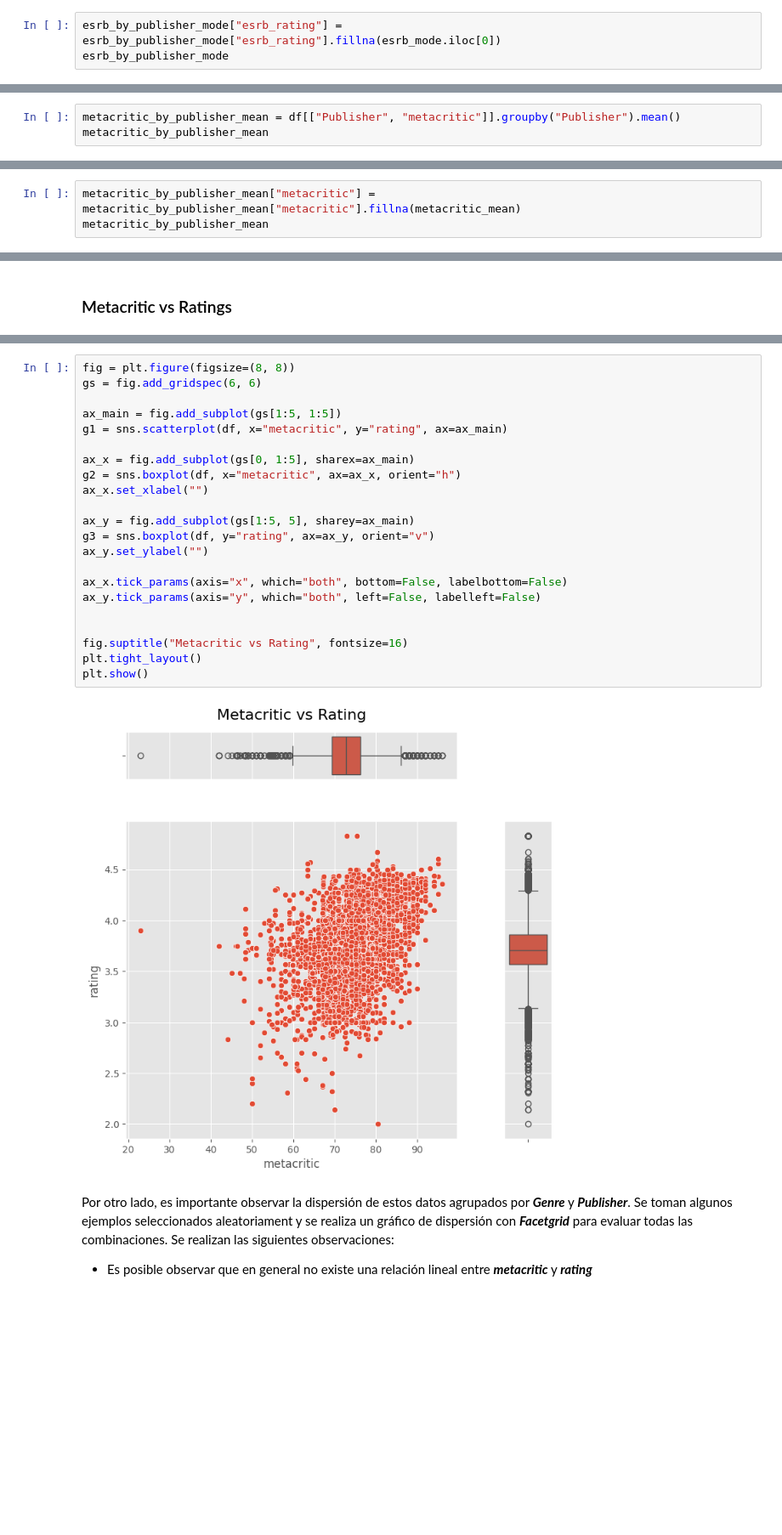
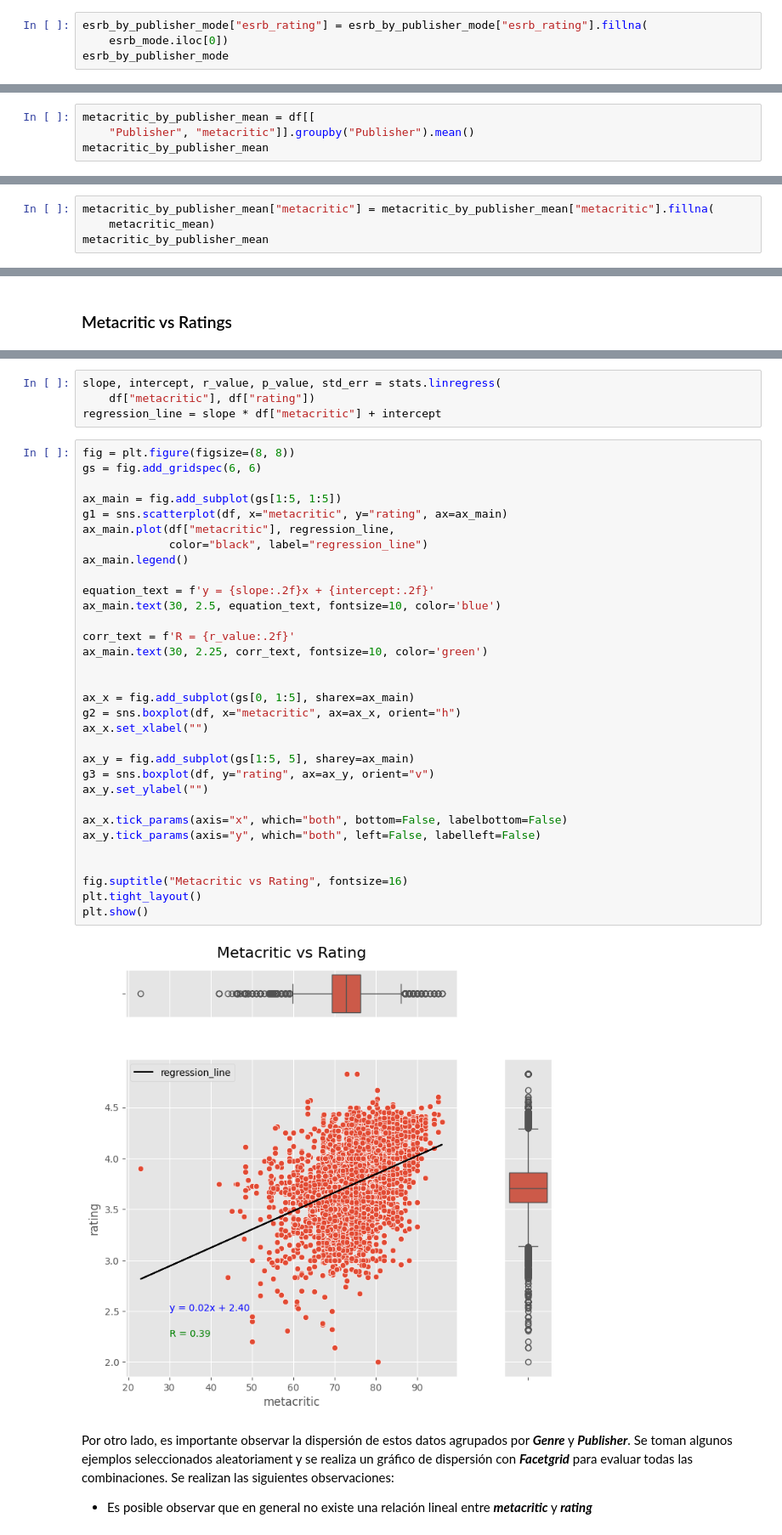
Before and after one commit to EduGatoX/datascience02, a Jupyter notebook: Eduardo_Nunez_Analisis_Datos.ipynb, the cells around one changed output, grey strips where cells are left out. Shown at 85% size. Cells and saved outputs as stored; diff of their text form; blank space fills up the shorter version.

```diff
--- a/Eduardo_Nunez_Analisis_Datos.ipynb
+++ b/Eduardo_Nunez_Analisis_Datos.ipynb
@@ -458,7 +490,8 @@ Name: esrb_rating, dtype: object
 # %% [markdown]
 Se reemplazan los valores nulos de las modas por la moda global.
 # %%
-esrb_by_publisher_mode["esrb_rating"] = esrb_by_publisher_mode["esrb_rating"].fillna(esrb_mode.iloc[0])
+esrb_by_publisher_mode["esrb_rating"] = esrb_by_publisher_mode["esrb_rating"].fillna(
+    esrb_mode.iloc[0])
 esrb_by_publisher_mode
 # %% [output]
 |  | esrb_rating |
@@ -524,7 +557,8 @@ En esta columna, que corresponde a la calificación agregada de la critica espec
 
 Al evaluar la mediana agrupada por ***Publisher***, se nota que hay Publisher con la mediana siendo NaN. Esto quiere decir que no existen datos de ***metacritic*** para dichos ***Publisher***. En estos casos, se reemplazara por la mediana global.
 # %%
-metacritic_by_publisher_mean = df[["Publisher", "metacritic"]].groupby("Publisher").mean()
+metacritic_by_publisher_mean = df[[
+    "Publisher", "metacritic"]].groupby("Publisher").mean()
 metacritic_by_publisher_mean
 # %% [output]
 |  | metacritic |
@@ -547,7 +581,8 @@ metacritic_mean
 # %% [output]
 71.096309209037
 # %%
-metacritic_by_publisher_mean["metacritic"] = metacritic_by_publisher_mean["metacritic"].fillna(metacritic_mean)
+metacritic_by_publisher_mean["metacritic"] = metacritic_by_publisher_mean["metacritic"].fillna(
+    metacritic_mean)
 metacritic_by_publisher_mean
 # %% [output]
 |  | metacritic |
@@ -1090,27 +1162,41 @@ Es de interés evaluar si la opinion de los criticos, representada por el puntaj
+# %%
+slope, intercept, r_value, p_value, std_err = stats.linregress(
+    df["metacritic"], df["rating"])
+regression_line = slope * df["metacritic"] + intercept
 # %%
 fig = plt.figure(figsize=(8, 8))
 gs = fig.add_gridspec(6, 6)
 
 ax_main = fig.add_subplot(gs[1:5, 1:5])
 g1 = sns.scatterplot(df, x="metacritic", y="rating", ax=ax_main)
+ax_main.plot(df["metacritic"], regression_line,
+             color="black", label="regression_line")
+ax_main.legend()
+
+equation_text = f'y = {slope:.2f}x + {intercept:.2f}'
+ax_main.text(30, 2.5, equation_text, fontsize=10, color='blue')
+
+corr_text = f'R = {r_value:.2f}'
+ax_main.text(30, 2.25, corr_text, fontsize=10, color='green')
+
 
 ax_x = fig.add_subplot(gs[0, 1:5], sharex=ax_main)
 g2 = sns.boxplot(df, x="metacritic", ax=ax_x, orient="h")
 ax_x.set_xlabel("")
 
 ax_y = fig.add_subplot(gs[1:5, 5], sharey=ax_main)
 g3 = sns.boxplot(df, y="rating", ax=ax_y, orient="v")
 ax_y.set_ylabel("")
 
 ax_x.tick_params(axis="x", which="both", bottom=False, labelbottom=False)
 ax_y.tick_params(axis="y", which="both", left=False, labelleft=False)
 
 
 fig.suptitle("Metacritic vs Rating", fontsize=16)
 plt.tight_layout()
 plt.show()
 # %% [output]
-[figure, old version]
+[figure, new version]
 # %% [markdown]
 Por otro lado, es importante observar la dispersión de estos datos agrupados por ***Genre*** y ***Publisher***. Se toman algunos ejemplos seleccionados aleatoriament y se realiza un gráfico de dispersión con ***Facetgrid*** para evaluar todas las combinaciones. Se realizan las siguientes observaciones:
 - Es posible observar que en general no existe una relación lineal entre ***metacritic*** y ***rating***
```
Also changed, not shown: parts of 38 cells of this notebook.
